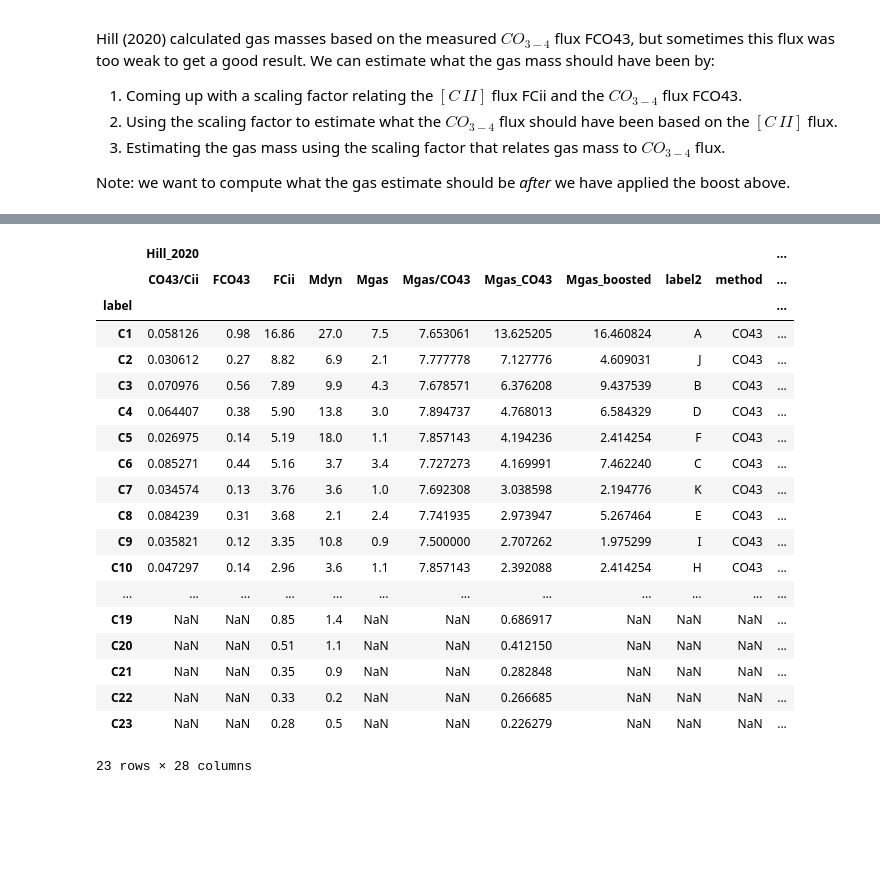
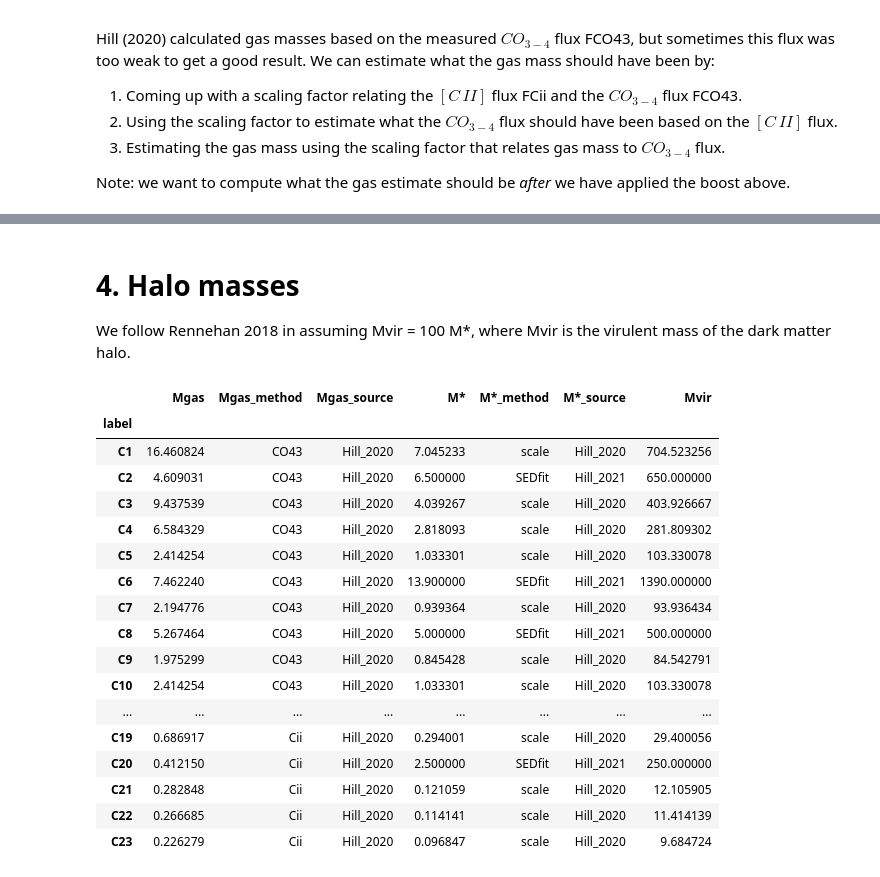
Before and after one commit to duncanmacintyre/galaxy-splicing, a Jupyter notebook: generate/compute_galaxy_mass.ipynb, the cells around one changed output, grey strips where cells are left out. Drawn from its saved outputs; the diff is of its cells as text; code cells hidden in the pictures; blank space fills up the shorter version.

Commit message:
Add calculation of stellar and halo masses

```diff
--- a/generate/compute_galaxy_mass.ipynb
+++ b/generate/compute_galaxy_mass.ipynb
@@ -178,23 +268,55 @@ df = df.sort_index(axis=1, level=0)
+# %%
+# scale factor: ratio of stellar mass to gas mass
+# assumes a gas mass fraction of 0.7
+# derived in Rennehan 2020
+ratio_stellar_gas = 0.428
+# %%
+# the maximum fractional uncertainty we allow in Hill's stellar masses
+# stellar masses with more than this uncertainty will be rejected;
+# we'll use Doug's conversion factor for those galaxies
+max_stellar_pu = 0.6
+# %%
+# use Hill's estimates where Hill had little uncertainty, use scale factor otherwise
+df['final', 'M*'] = np.where(
+    df['Hill_2021', 'pu_M*'] <= max_stellar_pu, # condition: fractional uncertainty small
+    df['Hill_2021', 'M*'], # small uncertainty: use Hill 2021
+    ratio_stellar_gas * df['final', 'Mgas']) # large uncertainty: use scale factor
+df['final', 'M*_method'] = np.where(
+    df['Hill_2021', 'pu_M*'] <= max_stellar_pu, # condition: fractional uncertainty small
+    'SEDfit', # small uncertainty: use Hill 2021
+    'scale') # large uncertainty: use scale factor
+df['final', 'M*_source'] = np.where(
+    df['Hill_2021', 'pu_M*'] <= max_stellar_pu, # condition: fractional uncertainty small
+    'Hill_2021', # small uncertainty: use Hill 2021
+    df['final', 'Mgas_source']) # large uncertainty: use scale factor
+
+# check that we have M* results for all galaxies
+assert(all(df['final', 'M*'].notna()))
+# %% [markdown]
+# 4. Halo masses
+
+We follow Rennehan 2018 in assuming Mvir = 100 M*, where Mvir is the virulent mass of the dark matter halo.
+# %%
+ratio_halo_stellar = 100.
+df['final', 'Mvir'] = ratio_halo_stellar * df['final', 'M*']
 # %%
-df
+df['final']
 # %% [output]
-|  | Hill_2020 |  |  |  |  |  |  |  |  |  | ... |
-|  | CO43/Cii | FCO43 | FCii | Mdyn | Mgas | Mgas/CO43 | Mgas_CO43 | Mgas_boosted | label2 | method | ... |
-| label |  |  |  |  |  |  |  |  |  |  | ... |
-| C1 | 0.058126 | 0.98 | 16.86 | 27.0 | 7.5 | 7.653061 | 13.625205 | 16.460824 | A | CO43 | ... |
-| C2 | 0.030612 | 0.27 | 8.82 | 6.9 | 2.1 | 7.777778 | 7.127776 | 4.609031 | J | CO43 | ... |
-| C3 | 0.070976 | 0.56 | 7.89 | 9.9 | 4.3 | 7.678571 | 6.376208 | 9.437539 | B | CO43 | ... |
-| C4 | 0.064407 | 0.38 | 5.90 | 13.8 | 3.0 | 7.894737 | 4.768013 | 6.584329 | D | CO43 | ... |
-| C5 | 0.026975 | 0.14 | 5.19 | 18.0 | 1.1 | 7.857143 | 4.194236 | 2.414254 | F | CO43 | ... |
-| C6 | 0.085271 | 0.44 | 5.16 | 3.7 | 3.4 | 7.727273 | 4.169991 | 7.462240 | C | CO43 | ... |
-| C7 | 0.034574 | 0.13 | 3.76 | 3.6 | 1.0 | 7.692308 | 3.038598 | 2.194776 | K | CO43 | ... |
-| C8 | 0.084239 | 0.31 | 3.68 | 2.1 | 2.4 | 7.741935 | 2.973947 | 5.267464 | E | CO43 | ... |
-| C9 | 0.035821 | 0.12 | 3.35 | 10.8 | 0.9 | 7.500000 | 2.707262 | 1.975299 | I | CO43 | ... |
-| C10 | 0.047297 | 0.14 | 2.96 | 3.6 | 1.1 | 7.857143 | 2.392088 | 2.414254 | H | CO43 | ... |
-| ... | ... | ... | ... | ... | ... | ... | ... | ... | ... | ... | ... |
-| C19 | NaN | NaN | 0.85 | 1.4 | NaN | NaN | 0.686917 | NaN | NaN | NaN | ... |
-| C20 | NaN | NaN | 0.51 | 1.1 | NaN | NaN | 0.412150 | NaN | NaN | NaN | ... |
-| C21 | NaN | NaN | 0.35 | 0.9 | NaN | NaN | 0.282848 | NaN | NaN | NaN | ... |
-| C22 | NaN | NaN | 0.33 | 0.2 | NaN | NaN | 0.266685 | NaN | NaN | NaN | ... |
-| C23 | NaN | NaN | 0.28 | 0.5 | NaN | NaN | 0.226279 | NaN | NaN | NaN | ... |
+|  | Mgas | Mgas_method | Mgas_source | M* | M*_method | M*_source | Mvir |
+| label |  |  |  |  |  |  |  |
+| C1 | 16.460824 | CO43 | Hill_2020 | 7.045233 | scale | Hill_2020 | 704.523256 |
+| C2 | 4.609031 | CO43 | Hill_2020 | 6.500000 | SEDfit | Hill_2021 | 650.000000 |
+| C3 | 9.437539 | CO43 | Hill_2020 | 4.039267 | scale | Hill_2020 | 403.926667 |
+| C4 | 6.584329 | CO43 | Hill_2020 | 2.818093 | scale | Hill_2020 | 281.809302 |
+| C5 | 2.414254 | CO43 | Hill_2020 | 1.033301 | scale | Hill_2020 | 103.330078 |
+| C6 | 7.462240 | CO43 | Hill_2020 | 13.900000 | SEDfit | Hill_2021 | 1390.000000 |
+| C7 | 2.194776 | CO43 | Hill_2020 | 0.939364 | scale | Hill_2020 | 93.936434 |
+| C8 | 5.267464 | CO43 | Hill_2020 | 5.000000 | SEDfit | Hill_2021 | 500.000000 |
+| C9 | 1.975299 | CO43 | Hill_2020 | 0.845428 | scale | Hill_2020 | 84.542791 |
+| C10 | 2.414254 | CO43 | Hill_2020 | 1.033301 | scale | Hill_2020 | 103.330078 |
+| ... | ... | ... | ... | ... | ... | ... | ... |
+| C19 | 0.686917 | Cii | Hill_2020 | 0.294001 | scale | Hill_2020 | 29.400056 |
+| C20 | 0.412150 | Cii | Hill_2020 | 2.500000 | SEDfit | Hill_2021 | 250.000000 |
+| C21 | 0.282848 | Cii | Hill_2020 | 0.121059 | scale | Hill_2020 | 12.105905 |
+| C22 | 0.266685 | Cii | Hill_2020 | 0.114141 | scale | Hill_2020 | 11.414139 |
+| C23 | 0.226279 | Cii | Hill_2020 | 0.096847 | scale | Hill_2020 | 9.684724 |
-23 rows × 28 columns
```
Also changed, not shown: parts of 18 cells of this notebook, 2 other files.
